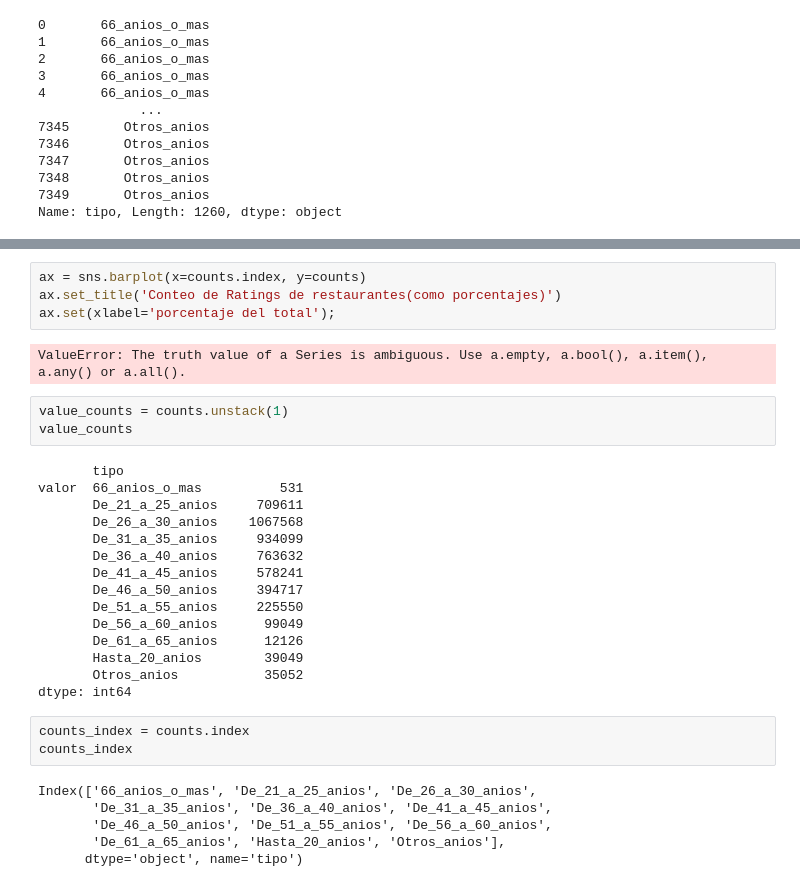
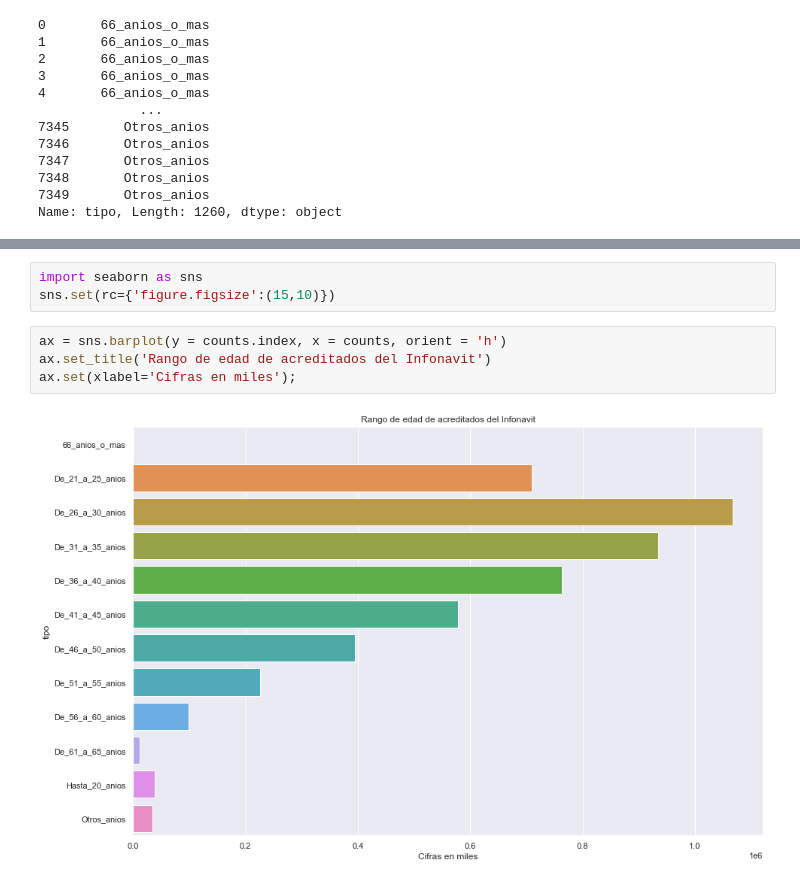
Before and after one commit to William2206/BEDU_Prototype_Data_Analysis, a Jupyter notebook: analisis_datos.ipynb, the cells around one changed output, grey strips where cells are left out. Saved outputs shown, nothing was run; the diff lists cells and outputs as text.

```diff
--- a/analisis_datos.ipynb
+++ b/analisis_datos.ipynb
@@ -119,36 +123,12 @@ De_61_a_65_anios      12126
 Hasta_20_anios        39049
 Otros_anios           35052
 Name: valor, dtype: int64
+# %%
+import seaborn as sns
+sns.set(rc={'figure.figsize':(15,10)})
 # %%
-ax = sns.barplot(x=counts.index, y=counts)
-ax.set_title('Conteo de Ratings de restaurantes(como porcentajes)')
-ax.set(xlabel='porcentaje del total');
+ax = sns.barplot(y = counts.index, x = counts, orient = 'h')
+ax.set_title('Rango de edad de acreditados del Infonavit')
+ax.set(xlabel='Cifras en miles');
 # %% [output]
-ValueError: The truth value of a Series is ambiguous. Use a.empty, a.bool(), a.item(), a.any() or a.all().
+[figure, added]
-# %%
-value_counts = counts.unstack(1)
-value_counts
-# %% [output]
-       tipo
-valor  66_anios_o_mas          531
-       De_21_a_25_anios     709611
-       De_26_a_30_anios    1067568
-       De_31_a_35_anios     934099
-       De_36_a_40_anios     763632
-       De_41_a_45_anios     578241
-       De_46_a_50_anios     394717
-       De_51_a_55_anios     225550
-       De_56_a_60_anios      99049
-       De_61_a_65_anios      12126
-       Hasta_20_anios        39049
-       Otros_anios           35052
-dtype: int64
-# %%
-counts_index = counts.index
-counts_index
-# %% [output]
-Index(['66_anios_o_mas', 'De_21_a_25_anios', 'De_26_a_30_anios',
-       'De_31_a_35_anios', 'De_36_a_40_anios', 'De_41_a_45_anios',
-       'De_46_a_50_anios', 'De_51_a_55_anios', 'De_56_a_60_anios',
-       'De_61_a_65_anios', 'Hasta_20_anios', 'Otros_anios'],
-      dtype='object', name='tipo')
```
Also changed, not shown: parts of 22 cells of this notebook.
